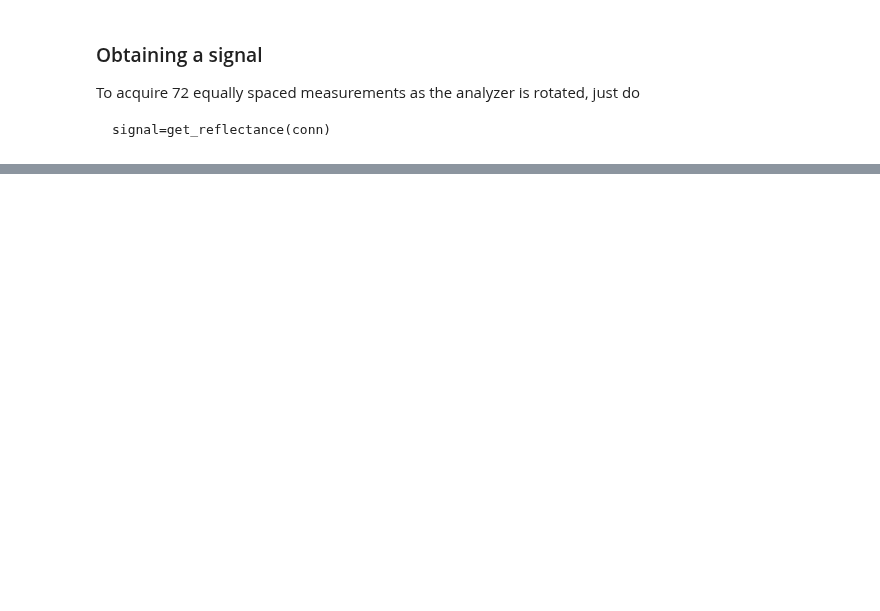
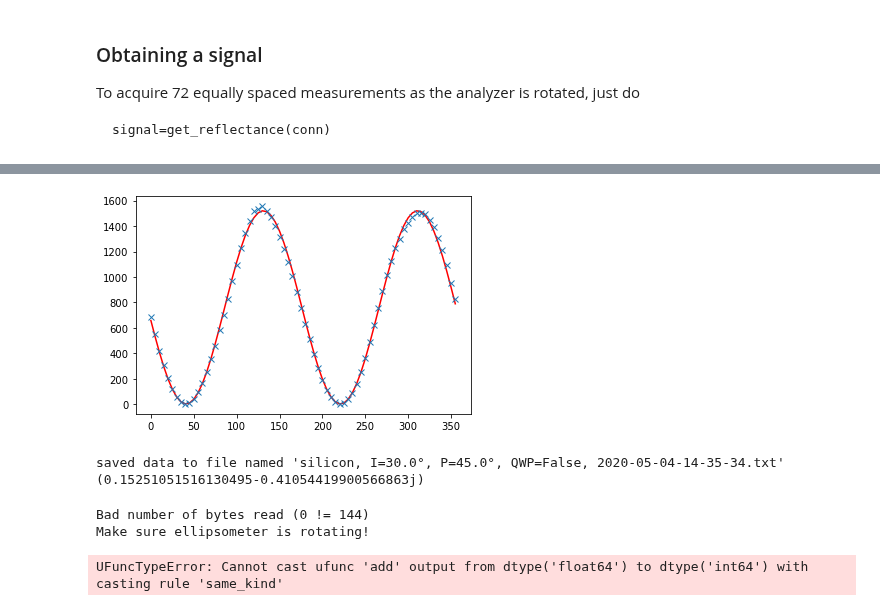
Before and after one commit to scottprahl/pypolar, a Jupyter notebook: docs/10d-Ellipsometer.ipynb, the cells around one changed output, grey strips where cells are left out. Drawn from its saved outputs; the diff is of its cells as text; code cells hidden in the pictures; blank space fills up the shorter version.

Commit message:
fixed byte exchange

```diff
--- a/docs/10d-Ellipsometer.ipynb
+++ b/docs/10d-Ellipsometer.ipynb
@@ -129,0 +101,44 @@ TypeError: unsupported operand type(s) for /: 'NoneType' and 'int'
+# %%
+I_0, alpha, beta = ell.find_fourier(phi,signal)
+fitted_signal = I_0*(1+alpha*np.cos(2*phi)+beta*np.sin(2*phi))
+
+plt.plot(np.degrees(phi),fitted_signal, color='red')
+
+
+plt.plot(np.degrees(phi),signal,'x')
+plt.show()
+# %% [output]
+[figure, added]
+# %%
+#silicon
+
+P = np.radians(45)
+degrees = np.linspace(0,360,num=72,endpoint=False)
+phi = np.radians(degrees)
+theta_i = np.radians(30)
+
+signal = gaertner.avg_reflectance(conn)
+rho = ell.rho_from_rotating_analyzer_data(phi, signal, P, QWP=False)
+
+gaertner.save_data_with_name(signal, "silicon", np.degrees(theta_i), np.degrees(P), QWP=False)
+m = ell.m_from_rho(rho,theta_i)
+print(m)
+# %% [output]
+saved data to file named 'silicon, I=30.0°, P=45.0°, QWP=False, 2020-05-04-14-35-34.txt'
+(0.15251051516130495-0.41054419900566863j)
+# %%
+P = np.radians(0)
+degrees = np.linspace(0,360,num=72,endpoint=False)
+phi = np.radians(degrees)
+theta_i = np.radians(30)
+
+signal = gaertner.avg_reflectance(conn)
+rho = ell.rho_from_rotating_analyzer_data(phi, signal, P, QWP=True)
+
+gaertner.save_data_with_name(signal, "siliconv", np.degrees(theta_i), np.degrees(P), QWP=True)
+m = ell.m_from_rho(rho,theta_i)
+print(m)
+# %% [output]
+Bad number of bytes read (0 != 144)
+Make sure ellipsometer is rotating!
+UFuncTypeError: Cannot cast ufunc 'add' output from dtype('float64') to dtype('int64') with casting rule 'same_kind'
```
Also changed, not shown: parts of 10 cells of this notebook.
